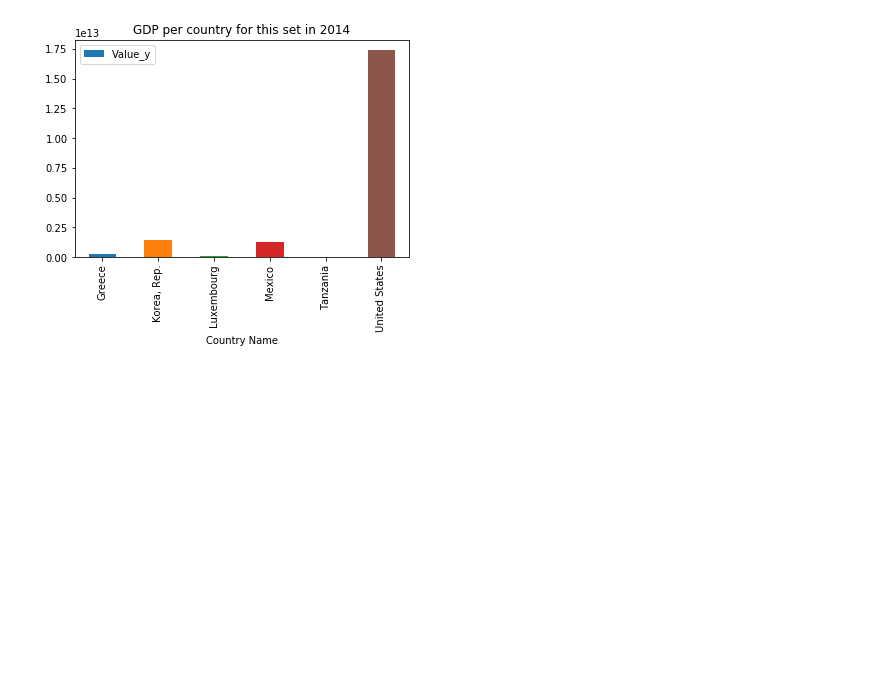
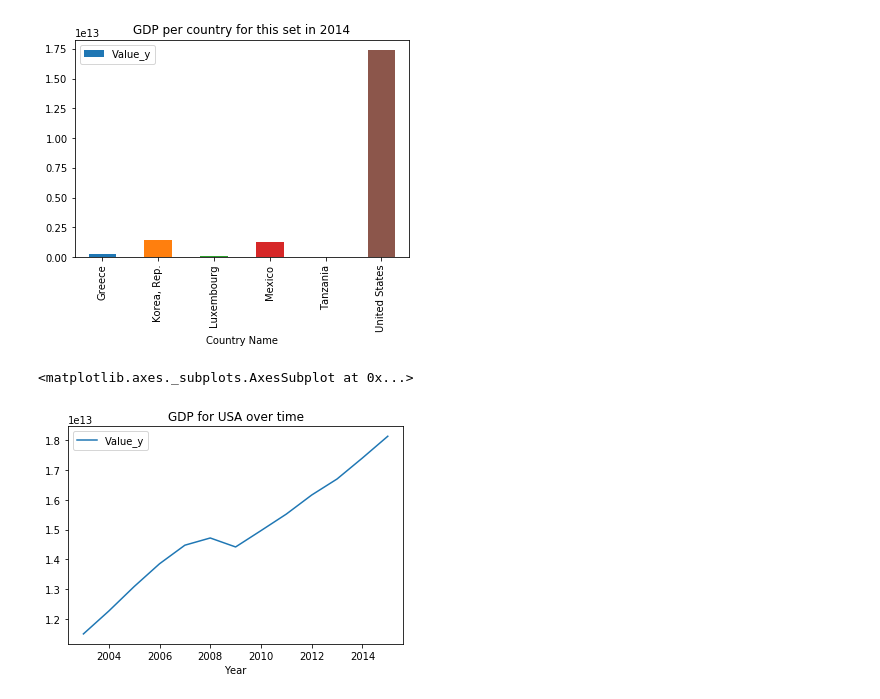
Before and after one commit to anusreeb/unpaid-labor-women, a Jupyter notebook: Unpaid_labor_investigation.ipynb, the cells around one changed output. Cells and saved outputs as stored; diff of their text form; code cells hidden in the pictures; blank space fills up the shorter version.

```diff
--- a/Unpaid_labor_investigation.ipynb
+++ b/Unpaid_labor_investigation.ipynb
@@ -120,3 +97,8 @@ pd_join_1.plot(x='Country Name',y='Value_y',kind='bar',title='GDP per country fo
 # %% [output]
 <matplotlib.axes._subplots.AxesSubplot at 0x...>
 [figure]
+# %%
+pd_join_1[pd_join_1['Country Code']=='USA'].plot(x='Year',y='Value_y',kind='line',title='GDP for USA over time')
+# %% [output]
+<matplotlib.axes._subplots.AxesSubplot at 0x...>
+[figure, added]
```
Also changed, not shown: parts of 17 cells of this notebook.
